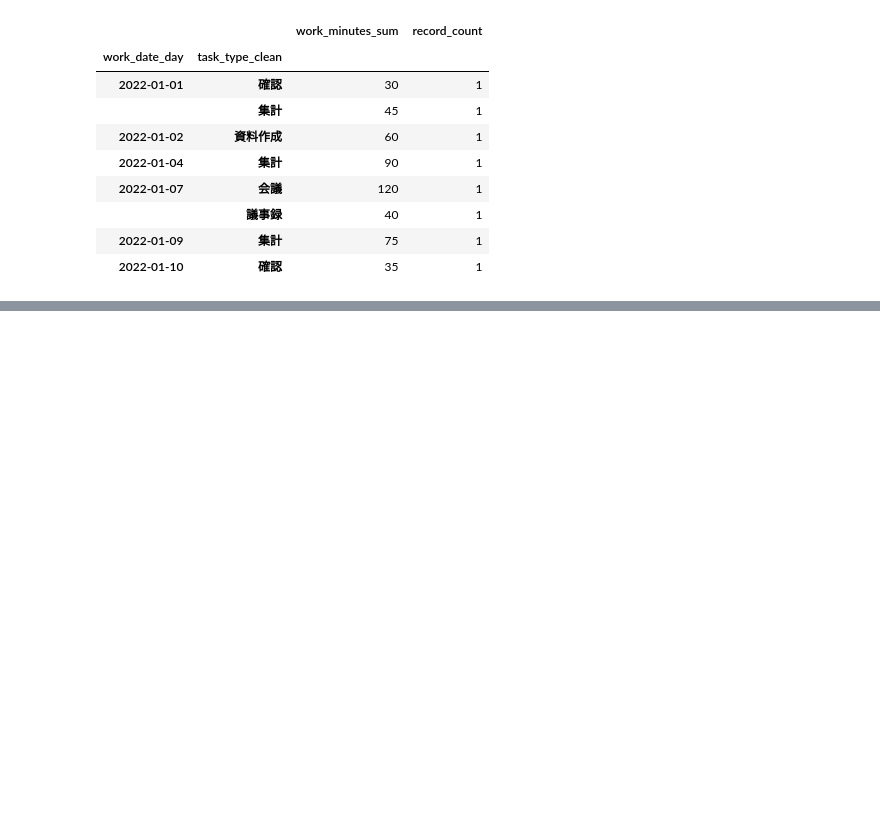
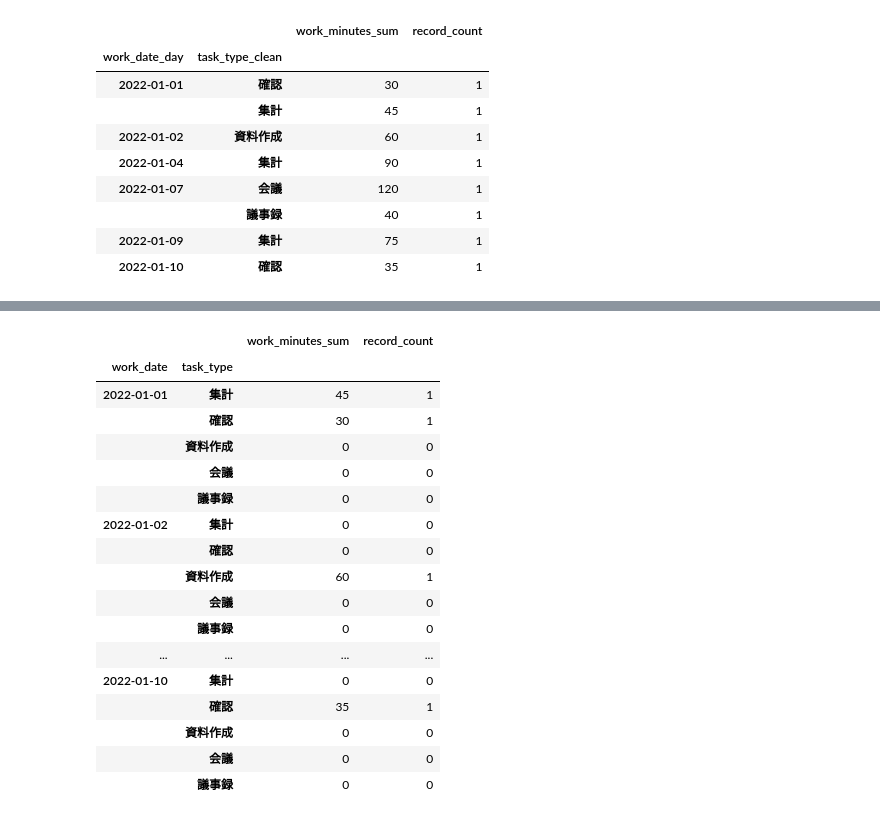
Before and after one commit to kjfarm1225/pyq_practice, a Jupyter notebook: 132_7_practical_daily_task_type_fill_question/132_7_practical_daily_task_type_fill_question.ipynb, the cells around one changed output, grey strips where cells are left out. Cells and saved outputs as stored; diff of their text form; code cells hidden in the pictures; blank space fills up the shorter version.

```diff
--- a/132_7_practical_daily_task_type_fill_question/132_7_practical_daily_task_type_fill_question.ipynb
+++ b/132_7_practical_daily_task_type_fill_question/132_7_practical_daily_task_type_fill_question.ipynb
@@ -275,3 +276,12 @@ df_daily_task
 |  | 議事録 | 40 | 1 |
 | 2022-01-09 | 集計 | 75 | 1 |
 | 2022-01-10 | 確認 | 35 | 1 |
+# %%
+#cell15
+
+date_index = pd.date_range(
+    start=df_work["work_date_day"].min(),
+    end=df_work["work_date_day"].max(),
+    freq="D",
+)
+date_index
@@ -277,0 +342,25 @@ df_daily_task
+# %%
+filled_long = df_daily_task.reindex(
+    full_index,
+    fill_value=0
+)
+filled_long
+# %% [output]
+|  |  | work_minutes_sum | record_count |
+| work_date | task_type |  |  |
+| 2022-01-01 | 集計 | 45 | 1 |
+|  | 確認 | 30 | 1 |
+|  | 資料作成 | 0 | 0 |
+|  | 会議 | 0 | 0 |
+|  | 議事録 | 0 | 0 |
+| 2022-01-02 | 集計 | 0 | 0 |
+|  | 確認 | 0 | 0 |
+|  | 資料作成 | 60 | 1 |
+|  | 会議 | 0 | 0 |
+|  | 議事録 | 0 | 0 |
+| ... | ... | ... | ... |
+| 2022-01-10 | 集計 | 0 | 0 |
+|  | 確認 | 35 | 1 |
+|  | 資料作成 | 0 | 0 |
+|  | 会議 | 0 | 0 |
+|  | 議事録 | 0 | 0 |
```
Also changed, not shown: parts of 14 cells of this notebook.
